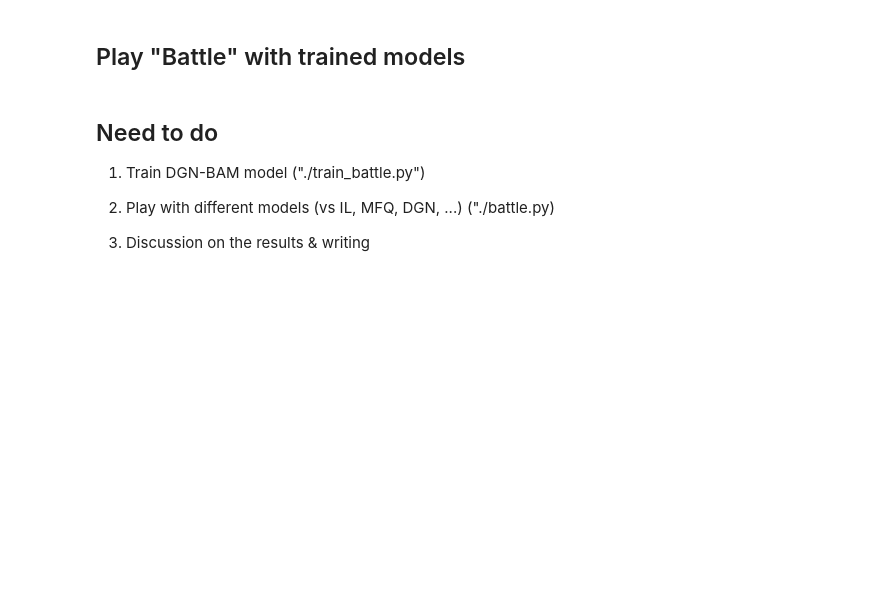
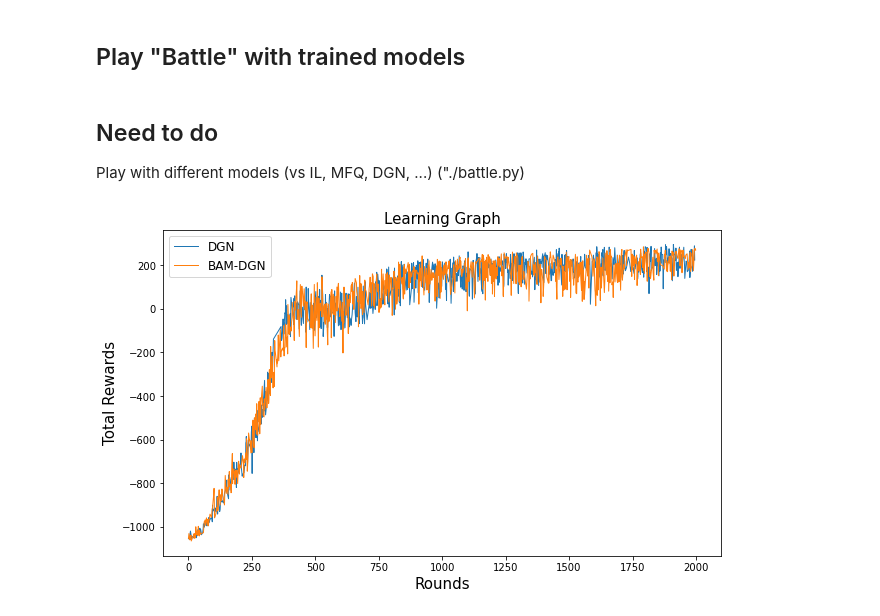
Before and after one commit to bakqui/2020Fall-IE579-BayesDGN, a Jupyter notebook: dgn.ipynb, the cells around one changed output. Cells and saved outputs as stored; diff of their text form; code cells hidden in the pictures; blank space fills up the shorter version.

```diff
--- a/dgn.ipynb
+++ b/dgn.ipynb
@@ -666,8 +673,35 @@ def battle(env, n_round, map_size, max_steps, handles, models, eps,
 # %% [markdown]
 ## Need to do
 
-1) Train DGN-BAM model ("./train_battle.py")
-
-2) Play with different models (vs IL, MFQ, DGN, ...) ("./battle.py)
-
-3) Discussion on the results & writing
+Play with different models (vs IL, MFQ, DGN, ...) ("./battle.py)
+# %%
+import numpy as np
+import os
+import pandas as pd
+
+from matplotlib import pyplot as plt
+
+base_dir = 'data/tmp'
+# %%
+algos = {'dgn':'DGN', 'bayes_dgn':'BAM-DGN'}
+rst = dict()
+
+for algo in algos.keys():
+    rst_dir = os.path.join(base_dir, algo)
+    rst[algo] = pd.read_csv(os.path.join(rst_dir, 'total_reward.txt'), sep='\t', header=None).values
+# %%
+plt.figure(figsize=(10,6))
+
+for i, algo in enumerate(algos.keys()):
+    data = rst[algo]
+    idx, values = data[:, 0], data[:, 1]
+    plt.plot(idx, values, linewidth=1, color='C%d' % i, label=algos[algo])
+
+plt.legend(fontsize=12)
+plt.xlabel('Rounds', fontsize=15)
+plt.ylabel('Total Rewards', fontsize=15)
+plt.title('Learning Graph', fontsize=15)
+plt.savefig(os.path.join(base_dir, 'rst.png'))
+plt.show()
+# %% [output]
+[figure, added]
```
Also changed, not shown: parts of 4 cells of this notebook.
